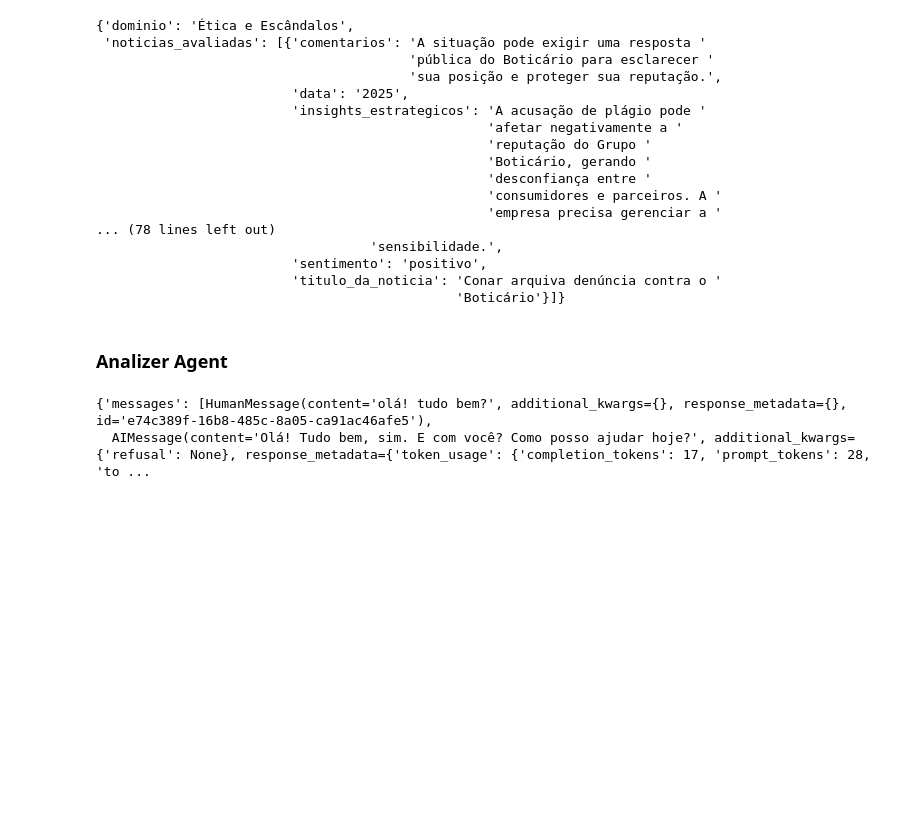
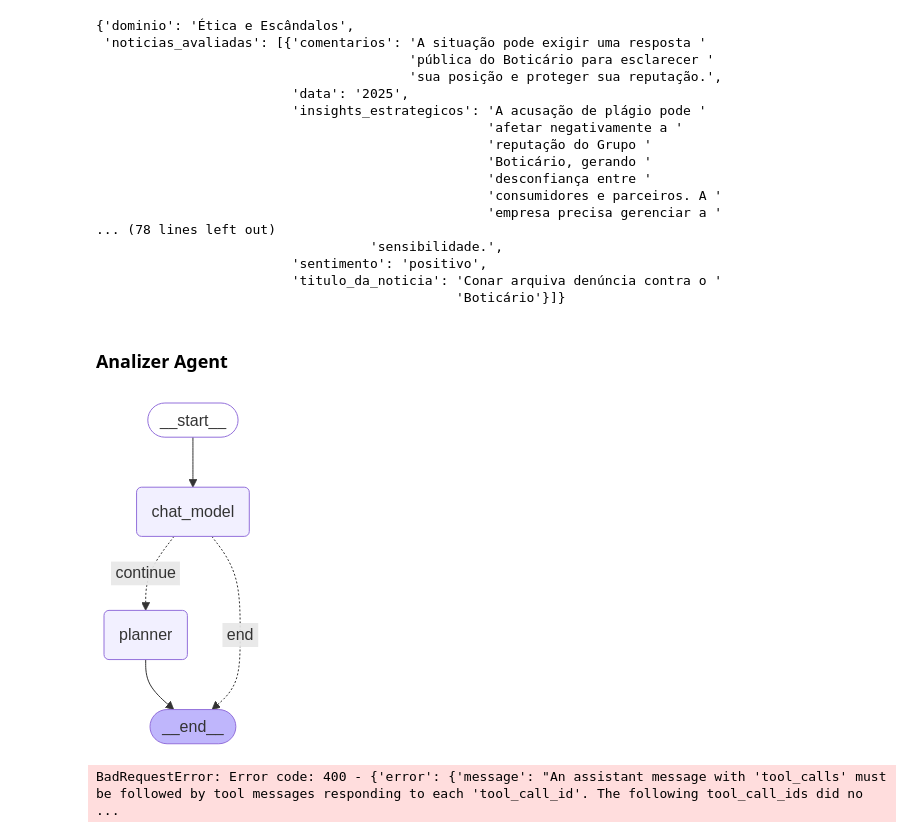
Before and after one commit to micaelleos/SentinelAI, a Jupyter notebook: Multiagente.ipynb, the cells around one changed output. Saved outputs shown, nothing was run; the diff lists cells and outputs as text; code cells hidden in the pictures; blank space fills up the shorter version.

Commit message:
routing with tool calls and nodes

```diff
--- a/Multiagente.ipynb
+++ b/Multiagente.ipynb
@@ -317,8 +317,8 @@ display(
 # %% [output]
 [figure]
 # %%
-config = {"configurable": {"thread_id": "1"}}
-inputs={"messages":HumanMessage("Boticario")}
+config = {"configurable": {"thread_id": "6"}}
+inputs={"messages":HumanMessage("Embraer")}
 
 # events = graph.stream(
 #     input=inputs,
@@ -907,10 +907,10 @@ response
 # %% [markdown]
 ### Analizer Agent
 # %%
-class AgenteReader(MessagesState):
+class AgenteAnalizer(MessagesState):
     analise_list: Annotated[Avaliacao, 'resposta final estruturada']
     empresa: Annotated[str,'Nome da empresa a ser avaliada']
-    #saida planner
+    research_plan: dict
     #saida noticias relevantes
     #saida analise leitor
 # %%
@@ -983,7 +999,30 @@ workflow_analizer.add_edge("chat_model", END)
 graph_analizer = workflow_analizer.compile(checkpointer=memory_analizer)
+# %%
+from IPython.display import Image, display
+from langchain_core.runnables.graph import CurveStyle, MermaidDrawMethod, NodeStyles
+
+display(
+    Image(
+        graph_analizer.get_graph().draw_mermaid_png(
+            draw_method=MermaidDrawMethod.API,
+        )
+    )
+)
+# %% [output]
+[figure, added]
 # %%
-config3 = {"configurable": {"thread_id": "1"}}
-graph_analizer.invoke({'messages':HumanMessage('olá! tudo bem?')},config=config3)
+config3 = {"configurable": {"thread_id": "6"}}
+response = graph_analizer.invoke({'messages':HumanMessage('faça a analise da empresa Embraer')},config=config3)
+
+
+# events3 = graph_analizer.stream(
+#     input={'messages':HumanMessage('faça a analise da empresa Embraer')},
+#     config=config3,
+#     stream_mode="values",
+# )
+# for event in events3:
+#     event["messages"][-1].pretty_print()
+#     # if "final_response" in event.keys():
+#     #     saida = event["final_response"]
 # %% [output]
-{'messages': [HumanMessage(content='olá! tudo bem?', additional_kwargs={}, response_metadata={}, id='e74c389f-16b8-485c-8a05-ca91ac46afe5'),
-  AIMessage(content='Olá! Tudo bem, sim. E com você? Como posso ajudar hoje?', additional_kwargs={'refusal': None}, response_metadata={'token_usage': {'completion_tokens': 17, 'prompt_tokens': 28, 'to ...
+BadRequestError: Error code: 400 - {'error': {'message': "An assistant message with 'tool_calls' must be followed by tool messages responding to each 'tool_call_id'. The following tool_call_ids did no ...
```
Also changed, not shown: parts of 2 cells of this notebook.
